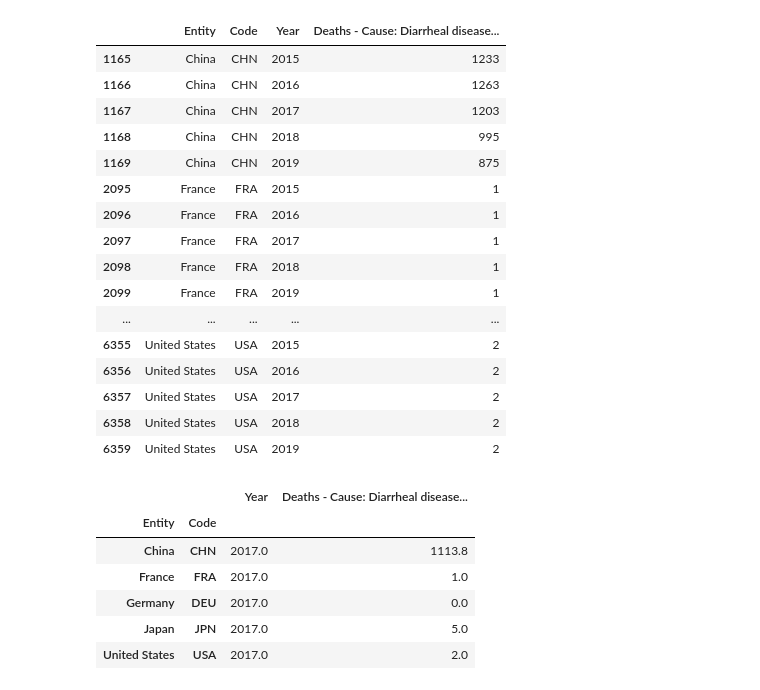
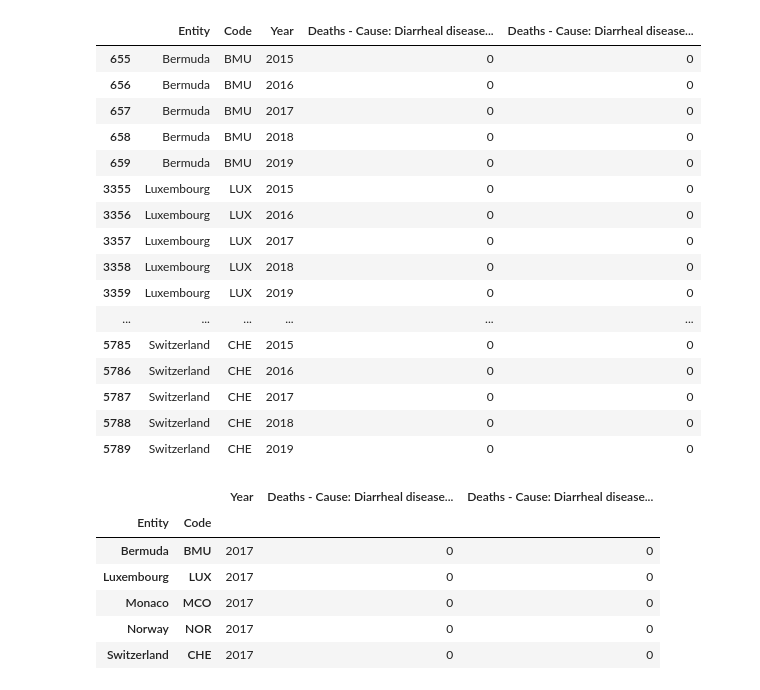
Before and after one commit to RHockley/Project-1-Water-Source-Mortality, a Jupyter notebook: Datacleaning/dirrahea_deaths_cleaned.ipynb, the cells around one changed output. Drawn from its saved outputs; the diff is of its cells as text; code cells hidden in the pictures.

```diff
--- a/Datacleaning/dirrahea_deaths_cleaned.ipynb
+++ b/Datacleaning/dirrahea_deaths_cleaned.ipynb
@@ -29,6 +29,6 @@ dirrahea_deaths_df.head(50)
 | 48 | African Region (WHO) | NaN | 2008 | 449414 | 177363 | 109231 | ... |
 | 49 | African Region (WHO) | NaN | 2009 | 436472 | 172263 | 106143 | ... |
 # %%
-dirrahea_deaths_reduced = dirrahea_deaths_df[["Entity", "Code", "Year", "Deaths - Cause: Diarrheal diseases - Risk: Unsafe water source - Sex: Both - Age: Under 5 (Number)"]]
+dirrahea_deaths_reduced = dirrahea_deaths_df[["Entity", "Code", "Year", "Deaths - Cause: Diarrheal diseases - Risk: Unsafe water source - Sex: Both - Age: Under 5 (Number)", "Deaths - Cause: Diarrheal diseases - Risk: No access to handwashing facility - Sex: Both - Age: Under 5 (Number)"]]
 dirrahea_deaths_reduced.head(30)
 # %% [output]
@@ -87,37 +87,37 @@ array(['Afghanistan', 'African Region (WHO)', 'Albania', 'Algeria',
        'World Bank Lower Middle Income', 'World Bank Upper Middle Income',
        'Yemen', 'Zambia', 'Zimbabwe'], dtype=object)
 # %%
-dirrahea_deaths_most_developed = dirrahea_deaths_reduced_loc.loc[dirrahea_deaths_reduced_loc['Entity'].isin(["United States", "China", "Japan", "Germany", "France"])]
+dirrahea_deaths_most_developed = dirrahea_deaths_reduced_loc.loc[dirrahea_deaths_reduced_loc['Entity'].isin(["Monaco", "Luxembourg", "Bermuda", "Switzerland", "Norway"])]
 dirrahea_deaths_most_developed
 # %% [output]
-|  | Entity | Code | Year | Deaths - Cause: Diarrheal disease... |
-| 1165 | China | CHN | 2015 | 1233 |
-| 1166 | China | CHN | 2016 | 1263 |
-| 1167 | China | CHN | 2017 | 1203 |
-| 1168 | China | CHN | 2018 | 995 |
-| 1169 | China | CHN | 2019 | 875 |
-| 2095 | France | FRA | 2015 | 1 |
-| 2096 | France | FRA | 2016 | 1 |
-| 2097 | France | FRA | 2017 | 1 |
-| 2098 | France | FRA | 2018 | 1 |
-| 2099 | France | FRA | 2019 | 1 |
-| ... | ... | ... | ... | ... |
-| 6355 | United States | USA | 2015 | 2 |
-| 6356 | United States | USA | 2016 | 2 |
-| 6357 | United States | USA | 2017 | 2 |
-| 6358 | United States | USA | 2018 | 2 |
-| 6359 | United States | USA | 2019 | 2 |
+|  | Entity | Code | Year | Deaths - Cause: Diarrheal disease... | Deaths - Cause: Diarrheal disease... |
+| 655 | Bermuda | BMU | 2015 | 0 | 0 |
+| 656 | Bermuda | BMU | 2016 | 0 | 0 |
+| 657 | Bermuda | BMU | 2017 | 0 | 0 |
+| 658 | Bermuda | BMU | 2018 | 0 | 0 |
+| 659 | Bermuda | BMU | 2019 | 0 | 0 |
+| 3355 | Luxembourg | LUX | 2015 | 0 | 0 |
+| 3356 | Luxembourg | LUX | 2016 | 0 | 0 |
+| 3357 | Luxembourg | LUX | 2017 | 0 | 0 |
+| 3358 | Luxembourg | LUX | 2018 | 0 | 0 |
+| 3359 | Luxembourg | LUX | 2019 | 0 | 0 |
+| ... | ... | ... | ... | ... | ... |
+| 5785 | Switzerland | CHE | 2015 | 0 | 0 |
+| 5786 | Switzerland | CHE | 2016 | 0 | 0 |
+| 5787 | Switzerland | CHE | 2017 | 0 | 0 |
+| 5788 | Switzerland | CHE | 2018 | 0 | 0 |
+| 5789 | Switzerland | CHE | 2019 | 0 | 0 |
 # %%
 dirrahea_deaths_most_developed_avg = dirrahea_deaths_most_developed.groupby(['Entity', 'Code']).mean()
 dirrahea_deaths_most_developed_avg
 
 #The average of the five most developed countries dataframe.
 # %% [output]
-|  |  | Year | Deaths - Cause: Diarrheal disease... |
-| Entity | Code |  |  |
-| China | CHN | 2017.0 | 1113.8 |
-| France | FRA | 2017.0 | 1.0 |
-| Germany | DEU | 2017.0 | 0.0 |
-| Japan | JPN | 2017.0 | 5.0 |
-| United States | USA | 2017.0 | 2.0 |
+|  |  | Year | Deaths - Cause: Diarrheal disease... | Deaths - Cause: Diarrheal disease... |
+| Entity | Code |  |  |  |
+| Bermuda | BMU | 2017 | 0 | 0 |
+| Luxembourg | LUX | 2017 | 0 | 0 |
+| Monaco | MCO | 2017 | 0 | 0 |
+| Norway | NOR | 2017 | 0 | 0 |
+| Switzerland | CHE | 2017 | 0 | 0 |
 # %%
```
Also changed, not shown: parts of 4 cells of this notebook.
